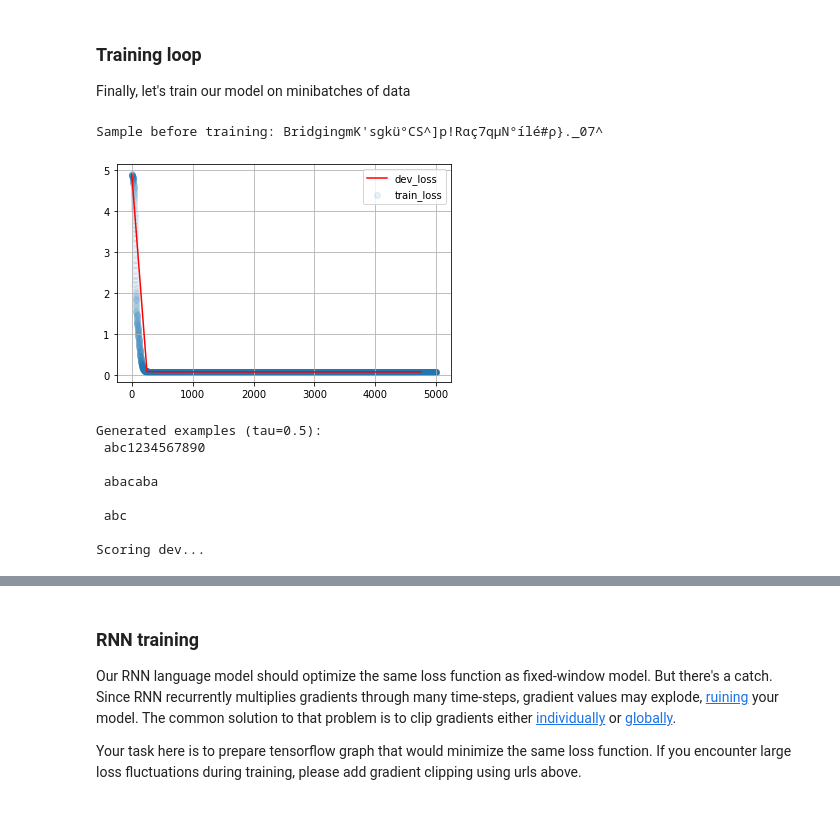
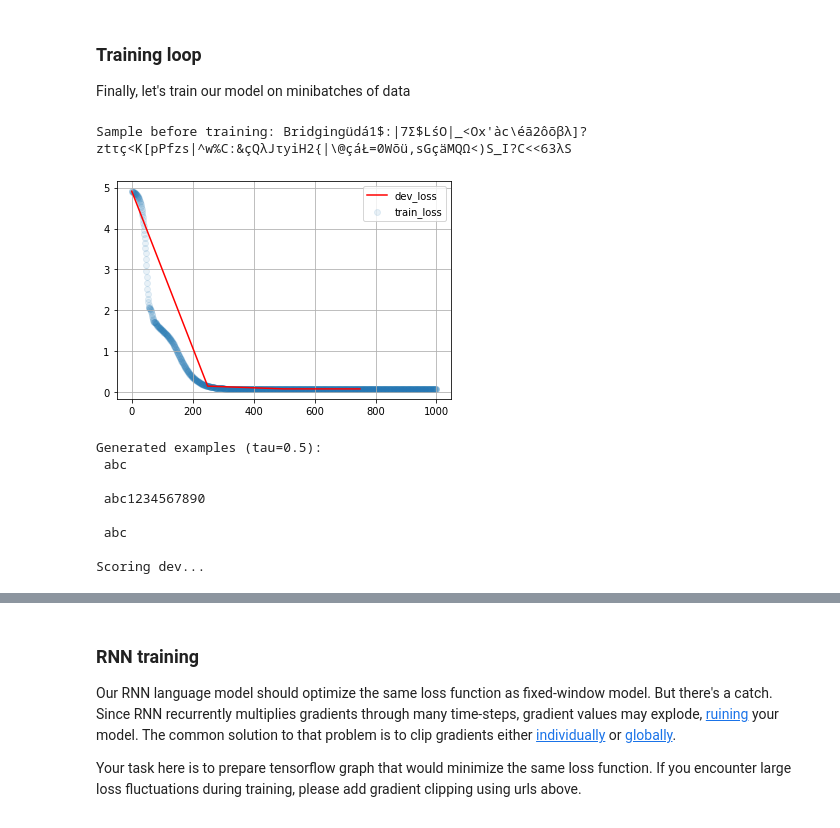
Before and after one commit to ZequnZ/Knowledge-base, a Jupyter notebook: NLP/NLP_courses/yandexdataschool_nlp_course_solutions/w3_homework_tf.ipynb, the cells around one changed output, grey strips where cells are left out. Cells and saved outputs as stored; diff of their text form; code cells hidden in the pictures.

```diff
--- a/NLP/NLP_courses/yandexdataschool_nlp_course_solutions/w3_homework_tf.ipynb
+++ b/NLP/NLP_courses/yandexdataschool_nlp_course_solutions/w3_homework_tf.ipynb
@@ -254,12 +270,18 @@ def compute_loss(model, input_ix):
     # Get the "valid" length of each line
     lengths = compute_lengths(reference_answers)
 
+    ttt = tf.stack(
+        [tf.sequence_mask(lengths, logits.shape[1])]*logits.shape[2], axis=-1, name='stack'
+    )
+    ans_class = tf.where(ttt,softmax_output,[1])
+    print(ans_class.shape)
+
     # Matrix for label, only the label class would be 1
-    ans_class = np.zeros(logits.shape)
+#     ans_class = np.zeros(logits.shape)
 
-    for index, batch_length in enumerate(lengths):
-        for item in range(batch_length):
-            ans_class[index,item,reference_answers[index,item]]=1
+#     for index, batch_length in enumerate(lengths):
+#         for item in range(batch_length):
+#             ans_class[index,item,reference_answers[index,item]]=1
 
     # Compute the loss
     ans=tf.Variable(0)
@@ -284,9 +310,12 @@ tf.Tensor(4.9036217, shape=(), dtype=float32) tf.Tensor(4.9036217, shape=(), dty
 # %%
+model = FixedWindowLanguageModel()
+cce = tf.keras.losses.SparseCategoricalCrossentropy()
 input_ix = to_matrix(dummy_lines, max_len=15)
 input_ix = tf.convert_to_tensor(input_ix, dtype=tf.int32)
+print(input_ix.shape)
 logits = model(input_ix[:, :-1])
 
-print(type(logits))
+print(type(logits), logits.shape)
 
 # Apply softmax operation to get the predicted probability
 softmax_output = tf.nn.softmax(logits)
@@ -294,12 +323,19 @@ reference_answers = input_ix[:, 1:]
 # Get the "valid" length of each line
 lengths = compute_lengths(reference_answers)
 
+ttt = tf.stack(
+    [tf.sequence_mask(lengths, 14)]*136, axis=-1, name='stack'
+)
+ans_class = tf.where(ttt,softmax_output,[1])
+
+print(cce(reference_answers, softmax_output))
+
 # Matrix for label, only the label class would be 1
-ans_class = np.zeros(logits.shape)
+# ans_class = np.zeros(logits.shape)
 
-for index, batch_length in enumerate(lengths):
-    for item in range(batch_length):
-        ans_class[index,item,reference_answers[index,item]]=1
+# for index, batch_length in enumerate(lengths):
+#     for item in range(batch_length):
+#         ans_class[index,item,reference_answers[index,item]]=1
 
 # Compute the loss
 ans=0
@@ -364,6 +555,7 @@ Finally, let's train our model on minibatches of data
 # %%
 from sklearn.model_selection import train_test_split
 train_lines, dev_lines = train_test_split(lines, test_size=0.25, random_state=42)
+model = FixedWindowLanguageModel()
 
 batch_size = 256
 score_dev_every = 250
@@ -375,46 +567,46 @@ dev_history.append((0, score_lines(model, dev_lines, batch_size)))
 print("Sample before training:", generate(model, 'Bridging'))
 # print("Sample before training:", generate(model))
 # %% [output]
-Sample before training: BridgingmK'sgkü°CS^]p!Rαç7qμN°ílé#ρ}._07^
+Sample before training: Bridgingüdá1$:|7Σ$LśO|_<Ox'àc\éã2ôõβλ]?ztτç<K[pPfzs|^w%C:&çQλJτyiH2{|\@çáŁ=0Wõü,sGçäMQΩ<)S_I?C<<63λS
 # %%
 from IPython.display import clear_output
 from random import sample
 from tqdm import trange
 
-for i in trange(len(train_history), 5000):
+for i in trange(len(train_history), 1000):
     batch = to_matrix(sample(train_lines, batch_size))
 
     with tf.GradientTape() as tape:
 #         tape.watch(model.trainable_variables)
         loss_i = compute_loss(model, batch)
 #         print(loss_i)
 
     grads = tape.gradient(loss_i, model.trainable_variables)
 #     grads = tape.gradient(tf.convert_to_tensor(loss_i), model.trainable_variables)
     optimizer.apply_gradients(zip(grads, model.trainable_variables))
 
     train_history.append((i, loss_i.numpy()))
 
     if (i + 1) % 50 == 0:
         clear_output(True)
         plt.scatter(*zip(*train_history), alpha=0.1, label='train_loss')
         if len(dev_history):
             plt.plot(*zip(*dev_history), color='red', label='dev_loss')
         plt.legend(); plt.grid(); plt.show()
         print("Generated examples (tau=0.5):")
         for _ in range(3):
             print(generate(model, temperature=0.5))
 
     if (i + 1) % score_dev_every == 0:
         print("Scoring dev...")
         dev_history.append((i, score_lines(model, dev_lines, batch_size)))
         print('#%i Dev loss: %.3f' % dev_history[-1])
 # %% [output]
-[figure, old version]
+[figure, new version]
 Generated examples (tau=0.5):
+ abc
+
  abc1234567890
-
- abacaba
 
  abc
 
```
Also changed, not shown: parts of 33 cells of this notebook, 1 other file.
